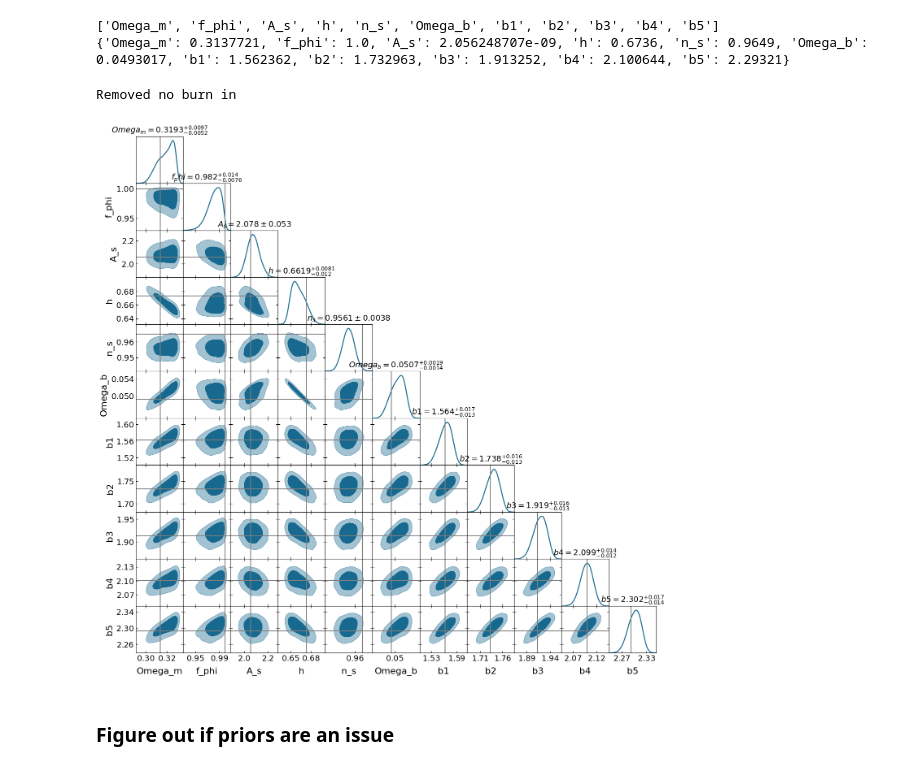
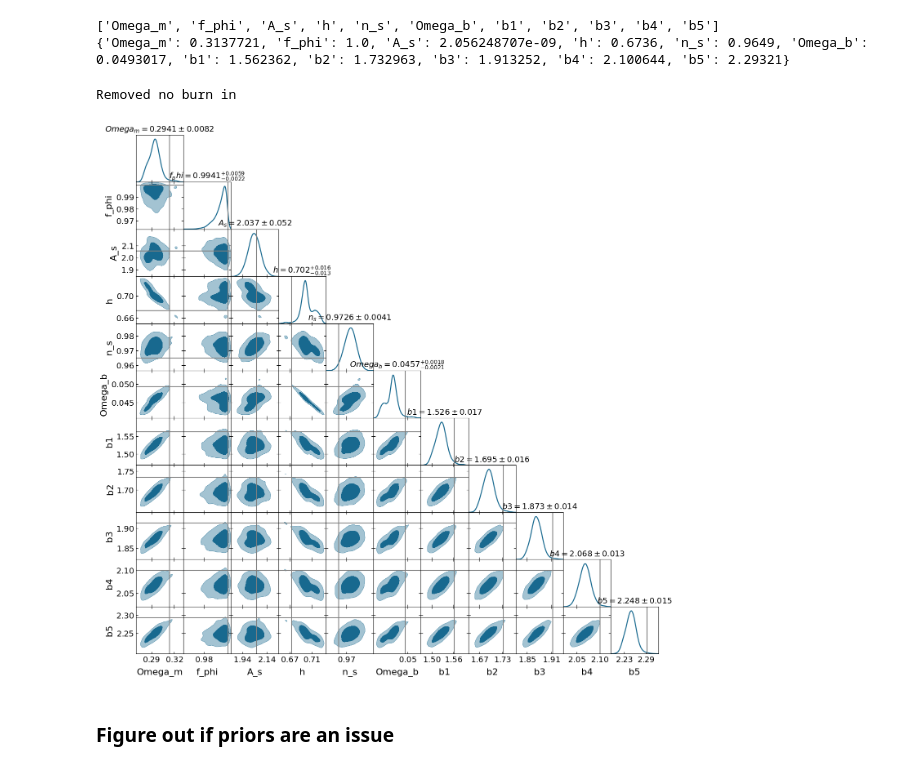
Before and after one commit to CarolaZano/CubicGalileon_Forecasts, a Jupyter notebook: Read_emcee_progress-Nbody.ipynb, the cells around one changed output. Saved outputs shown, nothing was run; the diff lists cells and outputs as text; code cells hidden in the pictures.

```diff
--- a/Read_emcee_progress-Nbody.ipynb
+++ b/Read_emcee_progress-Nbody.ipynb
@@ -63,7 +63,7 @@ fiducials = [cosmo_universe["Omega_m"], f_phi_universe, cosmo_universe["A_s"]*1e
          Bias_distribution_fiducial[2],Bias_distribution_fiducial[3],\
          Bias_distribution_fiducial[4]]
 # %%
-chain_name_list = ["chain_mcmc_cG_3x2pt_LSSTY1_validation_Nbody_ell1500_k0p2(old).txt"]
+chain_name_list = ["chain_mcmc_cG_3x2pt_LSSTY1_validation_Nbody_ell1500_k0p2.txt"]
 samples = []
 for chain_name in chain_name_list:
     # load the chain, skipping the header lines that start with '#'
@@ -74,34 +74,34 @@ for chain_name in chain_name_list:
 
     colors = [ '#18698F', '#7AC011', '#FF7083', '#99D4E5']
     g = getdist.plots.getSubplotPlotter(subplot_size=1.5)
 
     plt.rcParams.update({'font.size':16})
     g.settings.legend_fontsize=20
     g.settings.axes_fontsize=18
     g.settings.axes_labelsize=20
     g.settings.linewidth=4
     g.settings.figure_legend_frame = False
 
     g.triangle_plot(samples,
         parameter_names,
         title_limit=1,  # first title limit (for 1D plots) is 68% by default
         legend_loc = 'upper right',
         contour_args = [{'filled':True, 'color': colors[0]}, {'filled':True, 'color': colors[1], 'ls': '-'},
         {'filled':True, 'color': colors[2], 'ls': '-'},{'filled':False, 'color': colors[3], 'ls': '--'}],
         line_args=[ {'color': colors[0], 'ls': '-'}, {'color': colors[1], 'ls': '-'},
         {'color': colors[2], 'ls': '-'}, {'color': colors[3], 'ls': '--'}])
 
     # plot fiducial values as gray lines
     for i in range(len(parameter_names)):
         for j in range(i+1):
             ax = g.subplots[i,j]
             if i != j and parameter_names[i] in parameter_values and fiducials[i] != None:
                 ax.axhline(fiducials[i],lw=1.5,color='tab:gray')
             if parameter_names[j] in parameter_values and fiducials[j] != None:
                 ax.axvline(fiducials[j],lw=1.5,color='tab:gray')
 # %% [output]
 Removed no burn in
-[figure, old version]
+[figure, new version]
 # %% [markdown]
 ### Figure out if priors are an issue
 # %%
```
Also changed, not shown: 7 other files.
